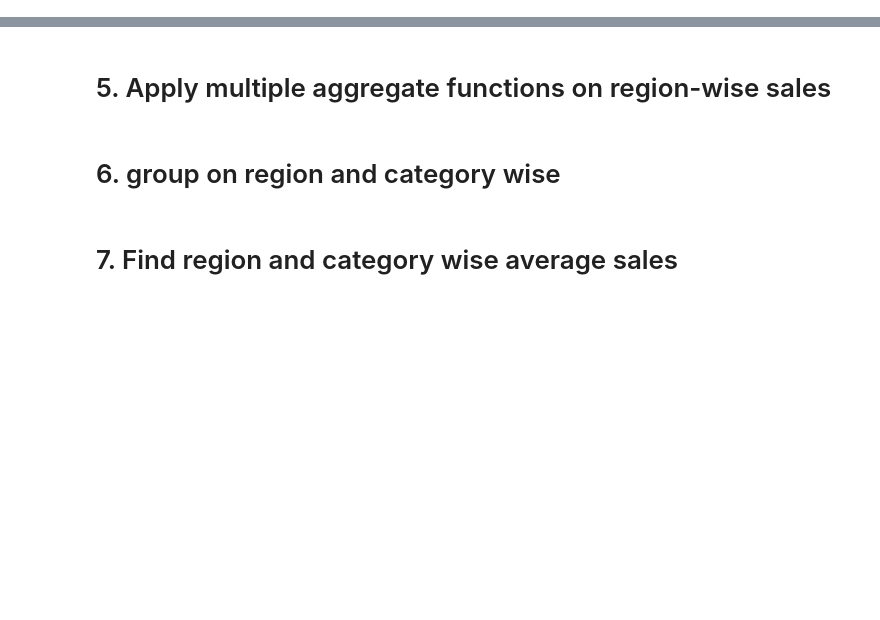
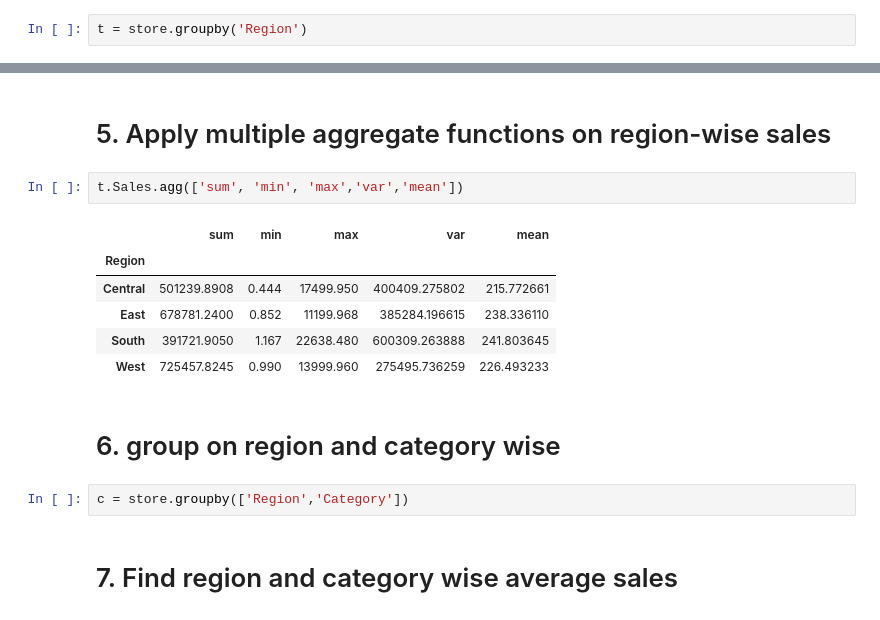
Before and after one commit to YasinAhmad04/numpy_pundus_matplotlib_seaborn, a Jupyter notebook: MLB-2_Class-6 (Pandas-Assignment).ipynb, the cells around one changed output, grey strips where cells are left out. Cells and saved outputs as stored; diff of their text form; blank space fills up the shorter version.

```diff
--- a/MLB-2_Class-6 (Pandas-Assignment).ipynb
+++ b/MLB-2_Class-6 (Pandas-Assignment).ipynb
@@ -266,5 +300,7 @@ array([[10, 'Yasin'],
 # groupby
 # %% [markdown]
 # 1. group on region based in store dataframe
+# %%
+t = store.groupby('Region')
 # %% [markdown]
 # 2. Find region-wise average sales
@@ -275,6 +338,17 @@ array([[10, 'Yasin'],
 # %% [markdown]
 # 5. Apply multiple aggregate functions on region-wise sales
+# %%
+t.Sales.agg(['sum', 'min', 'max','var','mean'])
+# %% [output]
+|  | sum | min | max | var | mean |
+| Region |  |  |  |  |  |
+| Central | 501239.8908 | 0.444 | 17499.950 | 400409.275802 | 215.772661 |
+| East | 678781.2400 | 0.852 | 11199.968 | 385284.196615 | 238.336110 |
+| South | 391721.9050 | 1.167 | 22638.480 | 600309.263888 | 241.803645 |
+| West | 725457.8245 | 0.990 | 13999.960 | 275495.736259 | 226.493233 |
 # %% [markdown]
 # 6. group on region and category wise
+# %%
+c = store.groupby(['Region','Category'])
 # %% [markdown]
 # 7. Find region and category wise average sales
```
Also changed, not shown: parts of 22 cells of this notebook.
